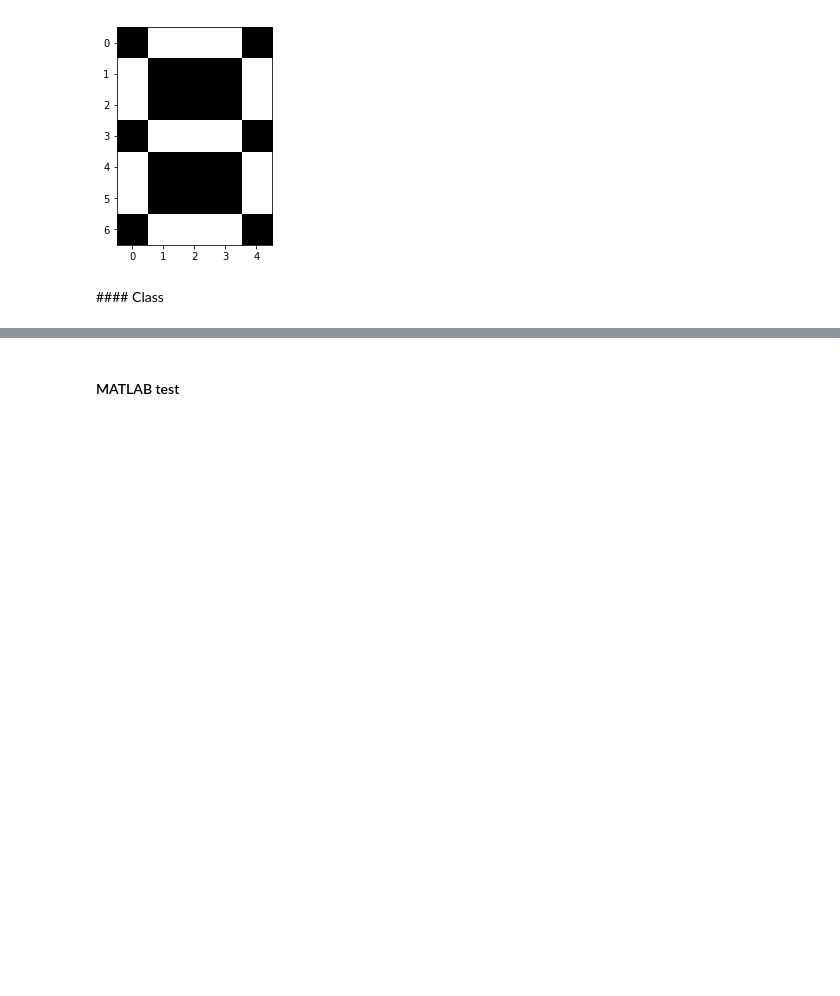
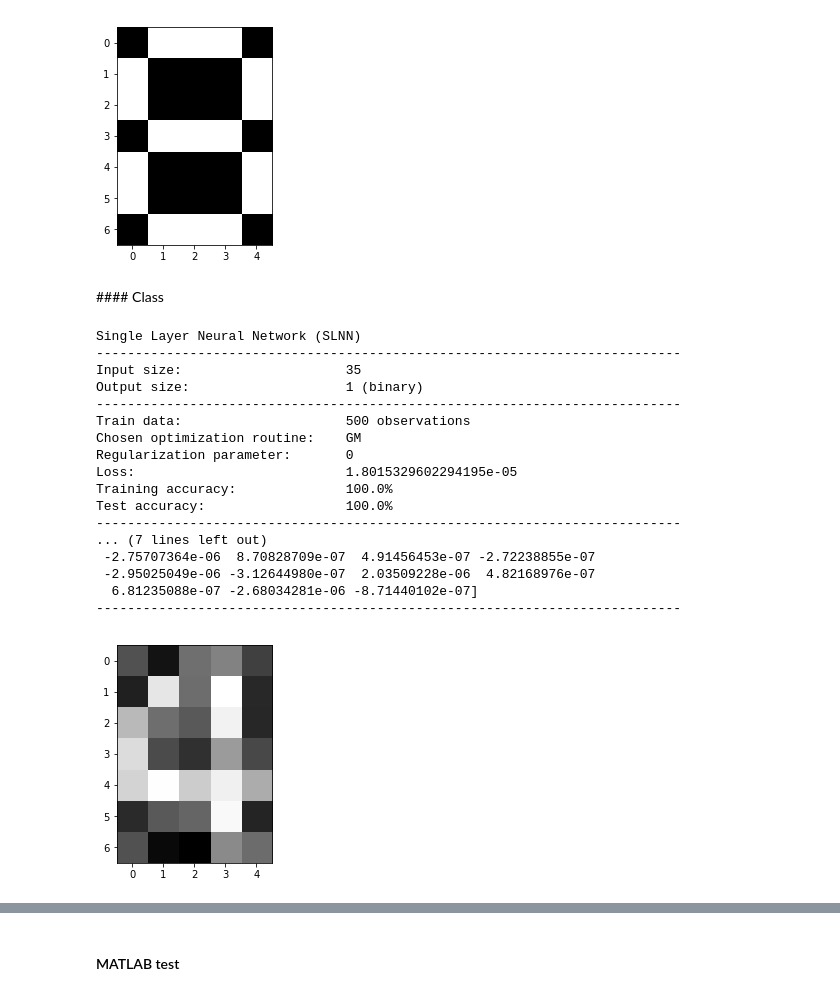
Before and after one commit to margaritageleta/SLNN, a Jupyter notebook: Untitled1.ipynb, the cells around one changed output, grey strips where cells are left out. Saved outputs shown, nothing was run; the diff lists cells and outputs as text; code cells hidden in the pictures; blank space fills up the shorter version.

Commit message:
hay que calcular el rate, he anadido plots del gradiente

```diff
--- a/Untitled1.ipynb
+++ b/Untitled1.ipynb
@@ -269,4 +269,28 @@ class SLNN:
             print("Gradient: \n", g_loss(self.weights, self.x, self.y, self.p))
             print("-"*75)
             num_show(self.weights)
-            return print_result(self.out)
+            return self.out
+# %%
+train, test, ytr, yte = gen_data(123456, 500, [4], 0.5, 0.1)
+net = SLNN()
+net.train("GM", train, ytr)
+data = net.summary(test, yte)
+# %% [output]
+Single Layer Neural Network (SLNN)
+---------------------------------------------------------------------------
+Input size:                     35
+Output size:                    1 (binary)
+---------------------------------------------------------------------------
+Train data:                     500 observations
+Chosen optimization routine:    GM
+Regularization parameter:       0
+Loss:                           1.8015329602294195e-05
+Training accuracy:              100.0%
+Test accuracy:                  100.0%
+---------------------------------------------------------------------------
+... (7 lines left out)
+ -2.75707364e-06  8.70828709e-07  4.91456453e-07 -2.72238855e-07
+ -2.95025049e-06 -3.12644980e-07  2.03509228e-06  4.82168976e-07
+  6.81235088e-07 -2.68034281e-06 -8.71440102e-07]
+---------------------------------------------------------------------------
+[figure, added]
```
Also changed, not shown: parts of 17 cells of this notebook, 2 other files.
